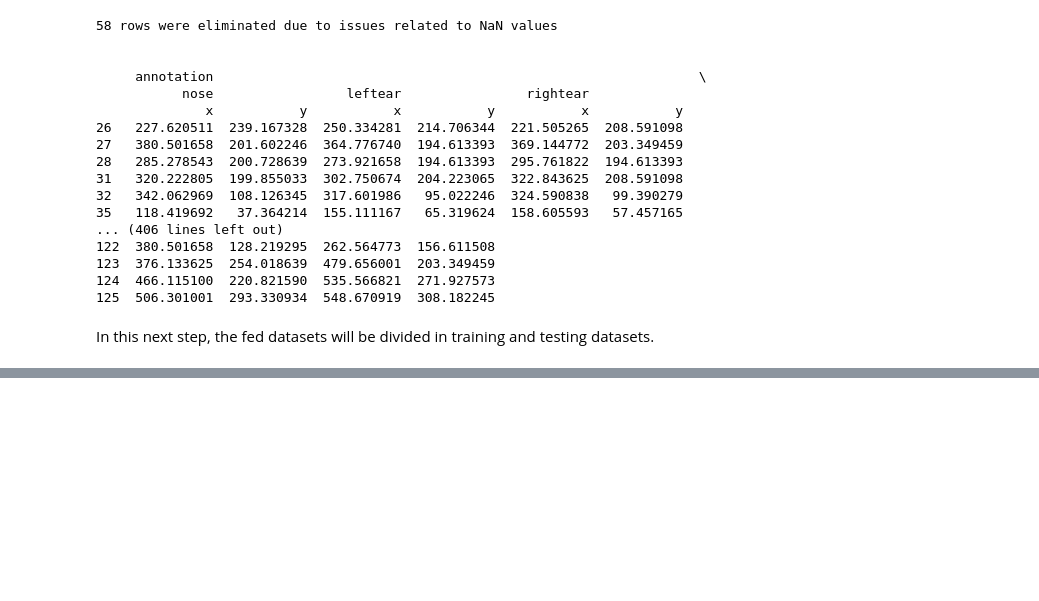
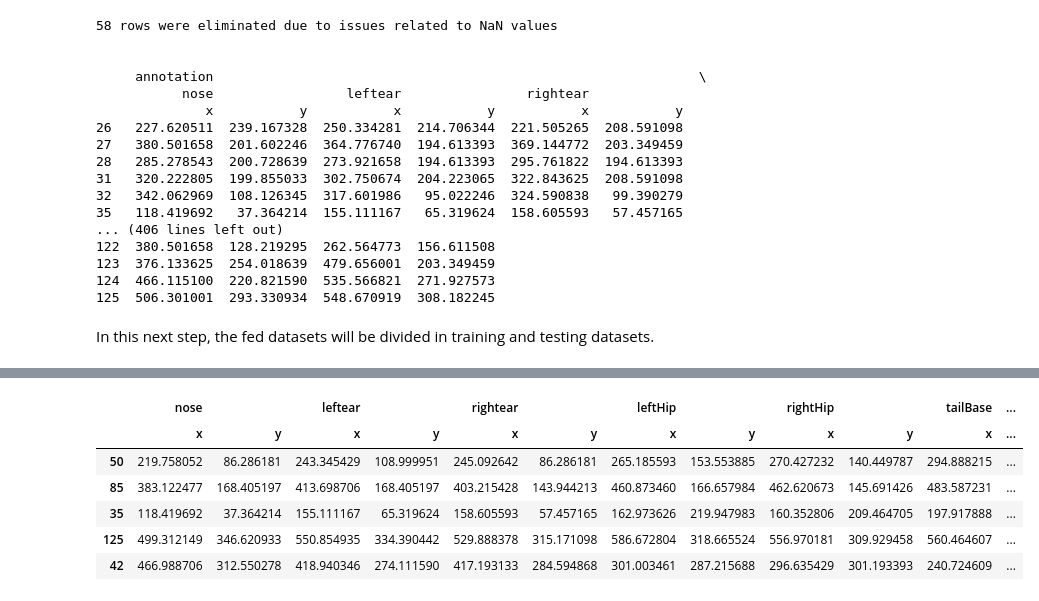
Before and after one commit to ferriitoo/CS584-Machine-Learning, a Jupyter notebook: homework/Julen_Ferro_HW3.ipynb, the cells around one changed output, grey strips where cells are left out. Drawn from its saved outputs; the diff is of its cells as text; code cells hidden in the pictures; blank space fills up the shorter version.

```diff
--- a/homework/Julen_Ferro_HW3.ipynb
+++ b/homework/Julen_Ferro_HW3.ipynb
@@ -158,0 +182,10 @@ in_2d_train, in_2d_test, out_2d_train, out_2d_test = train_test_split(df, y_2d,
+# %%
+in_2d_train.head(5)
+# %% [output]
+|  | nose |  | leftear |  | rightear |  | leftHip |  | rightHip |  | tailBase | ... |
+|  | x | y | x | y | x | y | x | y | x | y | x | ... |
+| 50 | 219.758052 | 86.286181 | 243.345429 | 108.999951 | 245.092642 | 86.286181 | 265.185593 | 153.553885 | 270.427232 | 140.449787 | 294.888215 | ... |
+| 85 | 383.122477 | 168.405197 | 413.698706 | 168.405197 | 403.215428 | 143.944213 | 460.873460 | 166.657984 | 462.620673 | 145.691426 | 483.587231 | ... |
+| 35 | 118.419692 | 37.364214 | 155.111167 | 65.319624 | 158.605593 | 57.457165 | 162.973626 | 219.947983 | 160.352806 | 209.464705 | 197.917888 | ... |
+| 125 | 499.312149 | 346.620933 | 550.854935 | 334.390442 | 529.888378 | 315.171098 | 586.672804 | 318.665524 | 556.970181 | 309.929458 | 560.464607 | ... |
+| 42 | 466.988706 | 312.550278 | 418.940346 | 274.111590 | 417.193133 | 284.594868 | 301.003461 | 287.215688 | 296.635429 | 301.193393 | 240.724609 | ... |
```
Also changed, not shown: parts of 20 cells of this notebook.
